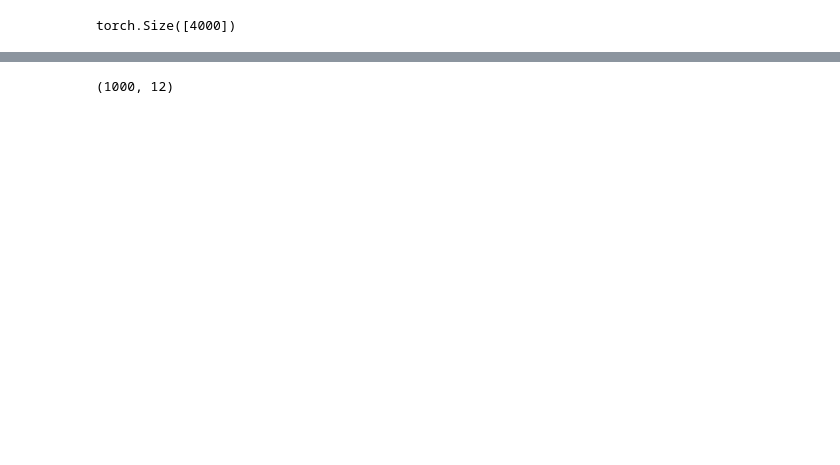
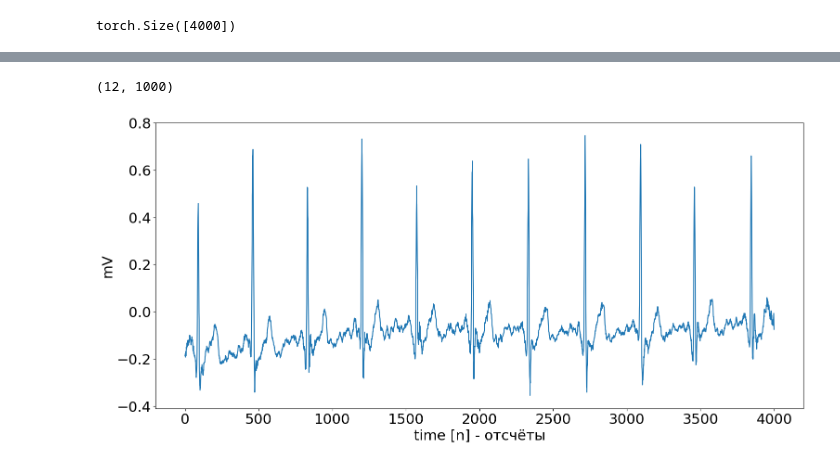
Before and after one commit to spark71/ecg-service, a Jupyter notebook: models/preprocess/TETPADKA.ipynb, the cells around one changed output, grey strips where cells are left out. Drawn from its saved outputs; the diff is of its cells as text; code cells hidden in the pictures; blank space fills up the shorter version.

Commit message:
Добавил методы фильтрации

```diff
--- a/models/preprocess/TETPADKA.ipynb
+++ b/models/preprocess/TETPADKA.ipynb
@@ -140,4 +144,4 @@ esig.plot_sample(output.detach().numpy())
 # %%
-ecg = np.load(r"C:\Users\baev-\PycharmProjects\ecg-service\data\ptbxl\npy_signals100\00001.npy")
+ecg = np.load(r"C:\Users\baev-\PycharmProjects\ecg-service\data\ptbxl\npy_signals100\00001.npy").T
 ecg[0]
 # %% [output]
@@ -146,4 +165,37 @@ array([-0.119, -0.055,  0.064,  0.086, -0.091,  0.004, -0.069, -0.031,
 # %%
 ecg.shape
 # %% [output]
-(1000, 12)
+(12, 1000)
+# %%
+def gan_preprocess(ecg : torch.Tensor, inference_count : int) -> torch.Tensor:
+  '''
+  :param ecg: Конкретное отведение ЭКС (4000)
+  :inference_count: Количество применений фильтра
+  :return Сгенерированный сигнал
+  '''
+  ecg = signal.resample(ecg, 4000)
+  G_basestyle = CycleGAN_Unet_Generator()
+  checkpoint =torch.load("model_weights_16NQ3.pth")
+  G_basestyle.load_state_dict(checkpoint)
+  G_basestyle.eval()
+  G_basestyle.double()
+  base, style = torch.from_numpy(ecg[None,None,:]).to(torch.double), torch.from_numpy(ecg[None,None,:]).to(torch.double)
+  net = G_basestyle
+  net.eval()
+  predicted = []
+  predicted=pd.DataFrame(data=predicted)
+  actual = []
+  actual=pd.DataFrame(data=actual)
+  output = base
+  for i in range(inference_count):
+    output = net(output)
+  return output.squeeze()
+# %%
+gan_signal = gan_preprocess(ecg[0], 1)
+gan_signal2 = gan_preprocess(ecg[0], 2)
+gan_signal3 = gan_preprocess(ecg[0], 3)
+gan_signal4 = gan_preprocess(ecg[0], 4)
+# %%
+esig.plot_sample(gan_signal.detach().numpy())
+# %% [output]
+[figure, added]
```
Also changed, not shown: parts of 11 cells of this notebook, 1 other file.
